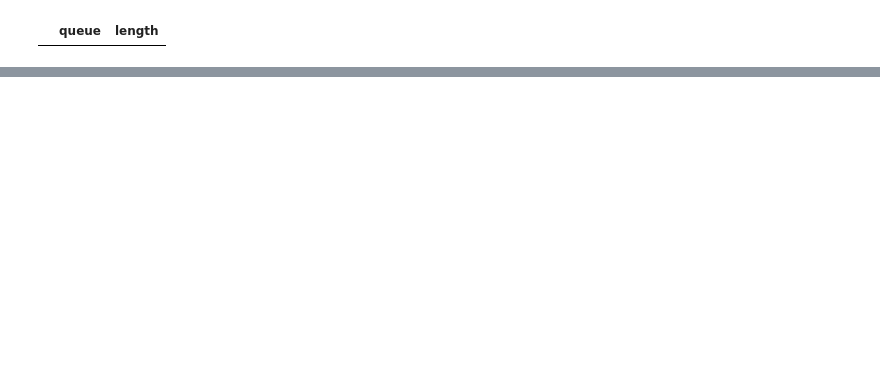
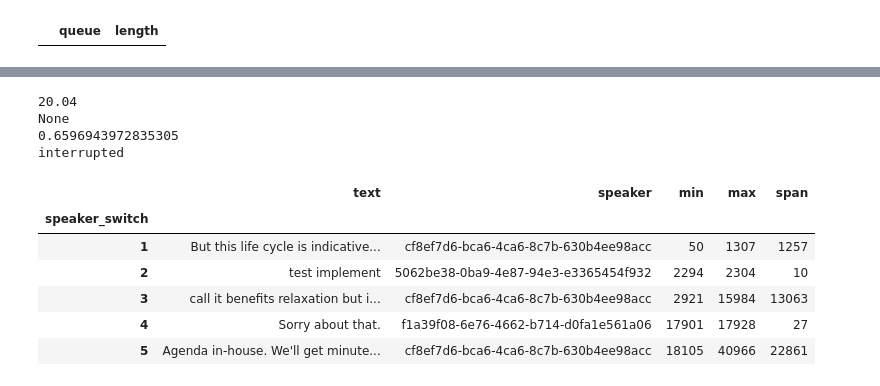
Before and after one commit to Vexa-ai/vexa-transcription-service, a Jupyter notebook: nbs/03_audio_processor_from_stream.ipynb, the cells around one changed output, grey strips where cells are left out. Cells and saved outputs as stored; diff of their text form; code cells hidden in the pictures; blank space fills up the shorter version.

```diff
--- a/nbs/03_audio_processor_from_stream.ipynb
+++ b/nbs/03_audio_processor_from_stream.ipynb
@@ -123,7 +122,9 @@ on_start = False
 # %%
 
 #on_start = True
+# %%
+
+step = 5
+max_length=20
 # %%
 start = 0
-step = 30
-max_length=60
@@ -210,0 +134,8 @@ df
+# %%
+diarizations = []
+transcriptions = []
+# %%
+def clean_diarization_result(diarization_result,min_len=0.75):
+    df = pd.DataFrame(diarization_result)
+    df['speaker'] = np.where(df['end']-df['start']<min_len,np.nan,df['speaker'])
+    return df.fillna(method='ffill').fillna(method='bfill').to_dict(orient='records')
@@ -210,0 +162,63 @@ df
+# %%
+await writestream2file(connection_id,redis_stream_client)
+audio_slicer = await AudioSlicer.from_ffmpeg_slice(path,start,max_length)
+
+slice_duration = audio_slicer.audio.duration_seconds
+print(slice_duration)
+
+if slice_duration > step:
+
+    audio_data = await audio_slicer.export_data()
+    audio_name = str(uuid.uuid4())
+    audio = Audio(chunk_name=audio_name, redis_client=redis_inner_client, data=audio_data)
+    await audio.save()
+
+    diarization_result, transcription_result = await asyncio.gather(
+            diarize(client_id, audio_name, start,redis_inner_client),
+            transcribe(audio_name,redis_inner_client)
+        )
+
+if len(diarization_result)>0:
+    diarization_result = clean_diarization_result(diarization_result)
+
+
+    diarization_df = expand_over_timeindex(pd.DataFrame(diarization_result),start,'speaker')
+    diarization_df['shift'] = start
+    transcription_df = expand_over_timeindex(pd.concat([pd.DataFrame(t) for t in transcription_result]),start,'word')
+    transcription_df['shift'] = start
+    diarizations.append(diarization_df)
+    transcriptions.append(transcription_df)
+    start_ = await get_next_chunk_start(redis_inner_client, audio_name, slice_duration,start)
+    start = start_ if start_ else start+slice_duration
+    diarization_df = pd.concat(diarizations).sort_values('shift',ascending=False).drop_duplicates('conv_time').sort_values('conv_time')
+    transcription_df = pd.concat(transcriptions).sort_values('shift',ascending=False).drop_duplicates('conv_time').sort_values('conv_time')
+    df = diarization_df[['conv_time',"speaker"]].set_index('conv_time').join(transcription_df[['conv_time','word']].set_index('conv_time')).reset_index().dropna()
+    df['cleaned_text'] = df['word'].str.replace('[^a-zA-Z]', '', regex=True)
+    df['word_switch'] = df['cleaned_text']!=df['cleaned_text'].shift()
+    df = df[df['word_switch']].drop(columns = ['word_switch','cleaned_text'])
+    df['speaker_switch'] = df['speaker']!=df['speaker'].shift()
+    df['speaker_switch'] = df['speaker_switch'].cumsum()
+    df = df.reset_index(drop=True)
+    speakers = df.drop_duplicates('speaker_switch').set_index('speaker_switch')['speaker'].to_frame('speaker')
+    r = (df.groupby('speaker_switch')['word'].apply(lambda x:''.join(x)).to_frame('text')
+    .join(speakers)
+    .join(df.groupby('speaker_switch')['conv_time'].min().to_frame('min'))
+    .join(df.groupby('speaker_switch')['conv_time'].max().to_frame('max')))
+    r['span'] = r['max']-r['min']
+
+    max_length = 20
+else:
+    max_length+=step
+r.tail(5)
+# %% [output]
+20.04
+None
+0.6596943972835305
+interrupted
+|  | text | speaker | min | max | span |
+| speaker_switch |  |  |  |  |  |
+| 1 | But this life cycle is indicative... | cf8ef7d6-bca6-4ca6-8c7b-630b4ee98acc | 50 | 1307 | 1257 |
+| 2 | test implement | 5062be38-0ba9-4e87-94e3-e3365454f932 | 2294 | 2304 | 10 |
+| 3 | call it benefits relaxation but i... | cf8ef7d6-bca6-4ca6-8c7b-630b4ee98acc | 2921 | 15984 | 13063 |
+| 4 | Sorry about that. | f1a39f08-6e76-4662-b714-d0fa1e561a06 | 17901 | 17928 | 27 |
+| 5 | Agenda in-house. We'll get minute... | cf8ef7d6-bca6-4ca6-8c7b-630b4ee98acc | 18105 | 40966 | 22861 |
```
Also changed, not shown: parts of 19 cells of this notebook, 3 other files.
